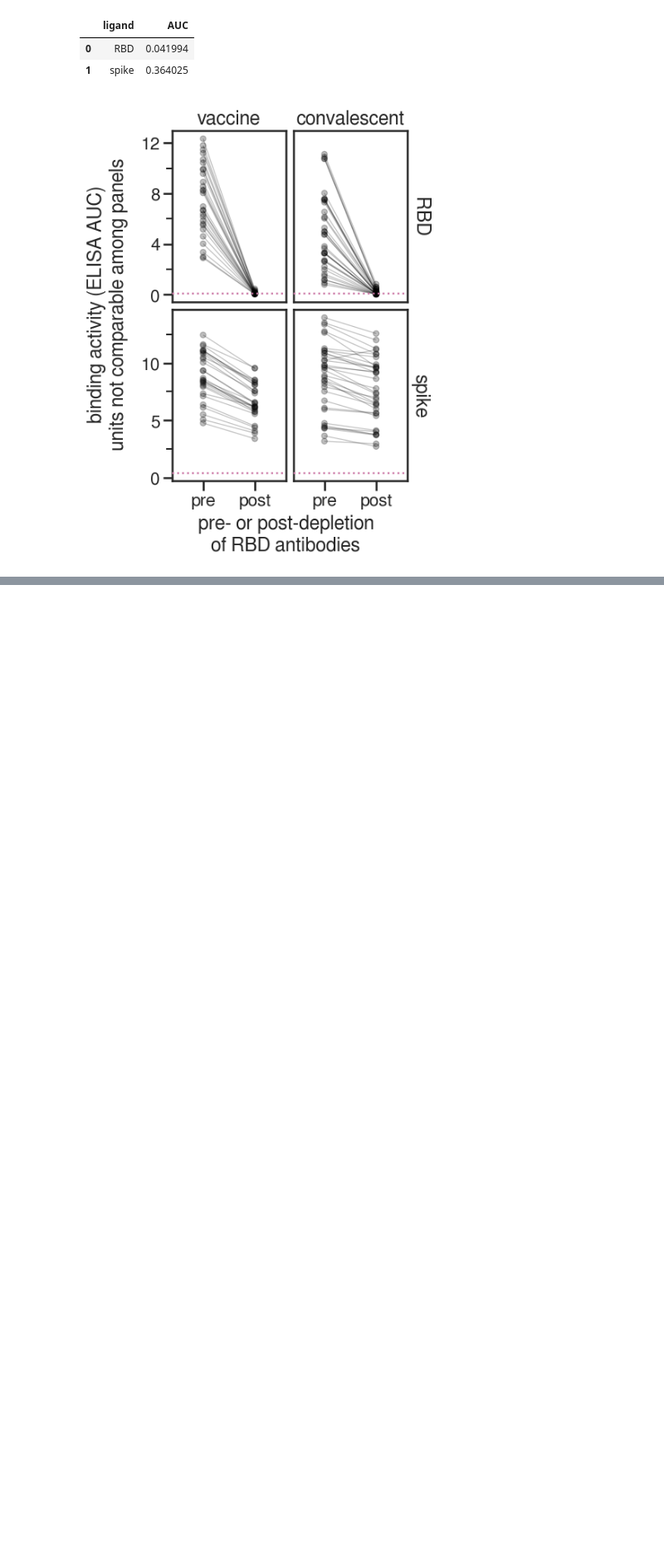
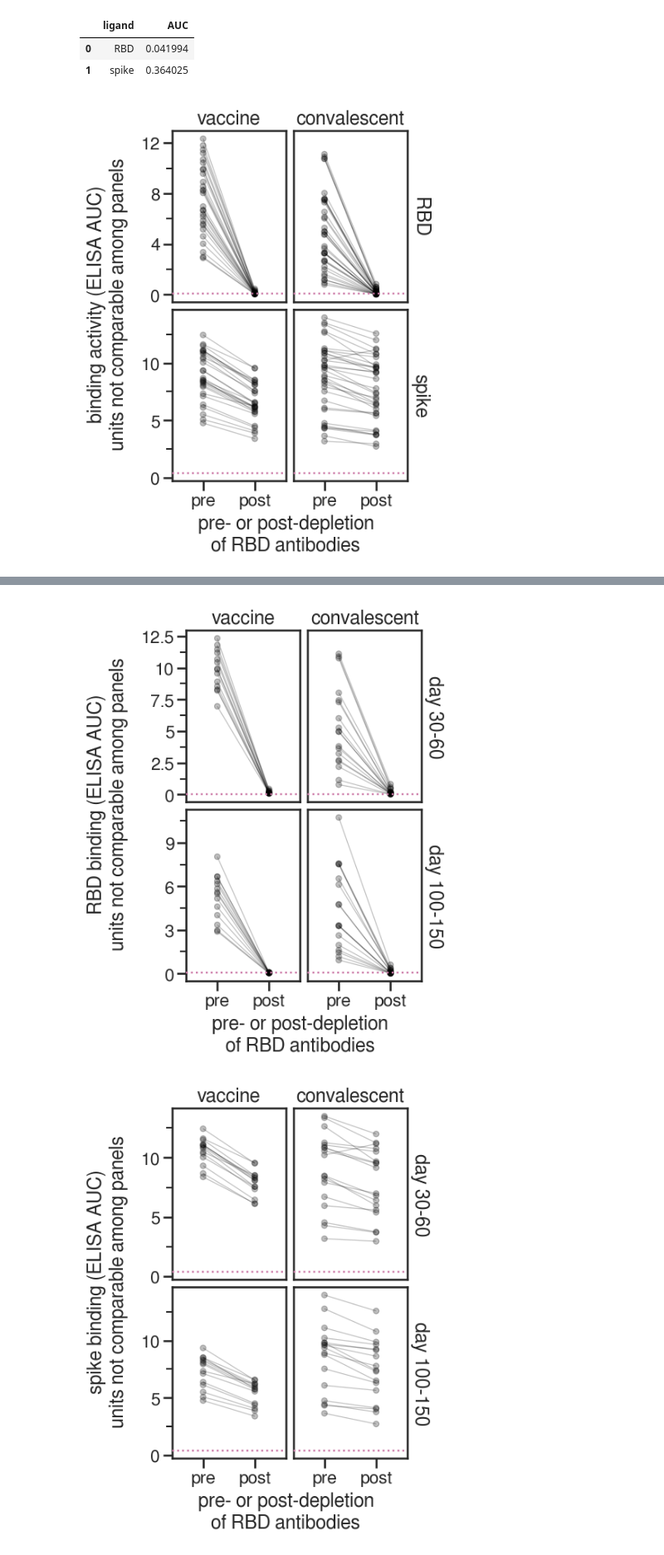
Before and after one commit to jbloomlab/SARS-CoV-2-RBD_MAP_Moderna, a Jupyter notebook: experimental_data/rbd_depletions.ipynb, the cells around one changed output, grey strips where cells are left out. Shown at 83% size. Cells and saved outputs as stored; diff of their text form; code cells hidden in the pictures; blank space fills up the shorter version.

```diff
--- a/experimental_data/rbd_depletions.ipynb
+++ b/experimental_data/rbd_depletions.ipynb
@@ -613,0 +617,8 @@ AUC_lines.save(f'./{resultsdir}/AUC_lines_compare.pdf')
+# %%
+auc_df = (auc_df
+              .assign(
+                      early_late=lambda x: x['timepoint'].apply(lambda x: 'day 30-60' if x<=61 else 'day 100-150'),
+                     )
+              .assign(early_late=lambda x: pd.Categorical(x['early_late'], categories=['day 30-60', 'day 100-150'], ordered=True),)
+             )
+display(HTML(auc_df.head().to_html(index=False)))
@@ -614,3 +632,34 @@ AUC_lines.save(f'./{resultsdir}/AUC_lines_compare.pdf')
+# %%
+for ligand in ['RBD', 'spike']:
+    AUC_facet = (ggplot(auc_df
+                        .query('serum!="pre-pandemic" & ligand==@ligand'),
+                        aes(x='depleted', y='AUC', group='serum')) +
+                      geom_point(size=2.5, alpha=0.25) +
+                      geom_line(alpha=0.25) +
+                      facet_grid('early_late ~ conv_or_vax ', scales='free_y',) +
+                      theme(axis_text_x=element_text(angle=0, vjust=1, hjust=0.5),
+                            axis_title_y=element_text(margin={'r': 12}),
+                            strip_background=element_blank(),
+                            figure_size=(4, 6), #subplots_adjust={'wspace':0.25},
+                            legend_entry_spacing=14) +
+                      ylab(f'{ligand} binding (ELISA AUC)\nunits not comparable among panels') +
+                      xlab('pre- or post-depletion\nof RBD antibodies') +
+                 # add line for background defined by 2017-2018 serum pool
+                      geom_hline(data=background.query('ligand==@ligand'),
+                                 mapping=aes(yintercept='AUC'),
+                                 color=CBPALETTE[7],
+                                 alpha=1,
+                                 size=1,
+                                 linetype='dotted',
+                                )
+                     )
+
+    _ = AUC_facet.draw()
+
+    AUC_facet.save(f'./{resultsdir}/{ligand}_AUC_facet.pdf')
+# %% [output]
+[figure, added]
+[figure, added]
 # %%
 !jupyter nbconvert rbd_depletions.ipynb --to markdown
 # %% [output]
```
Also changed, not shown: parts of 4 cells of this notebook, 12 other files.
